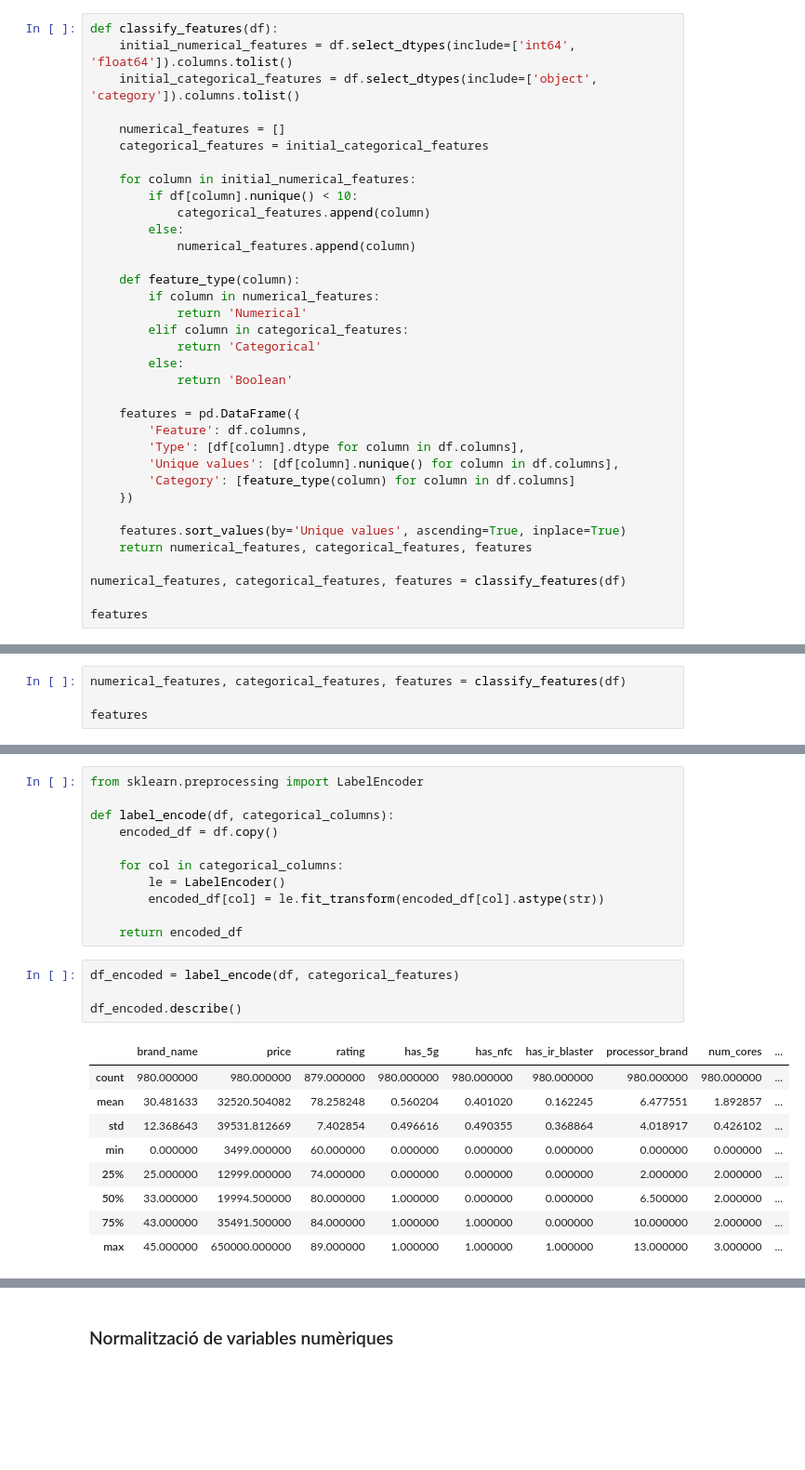
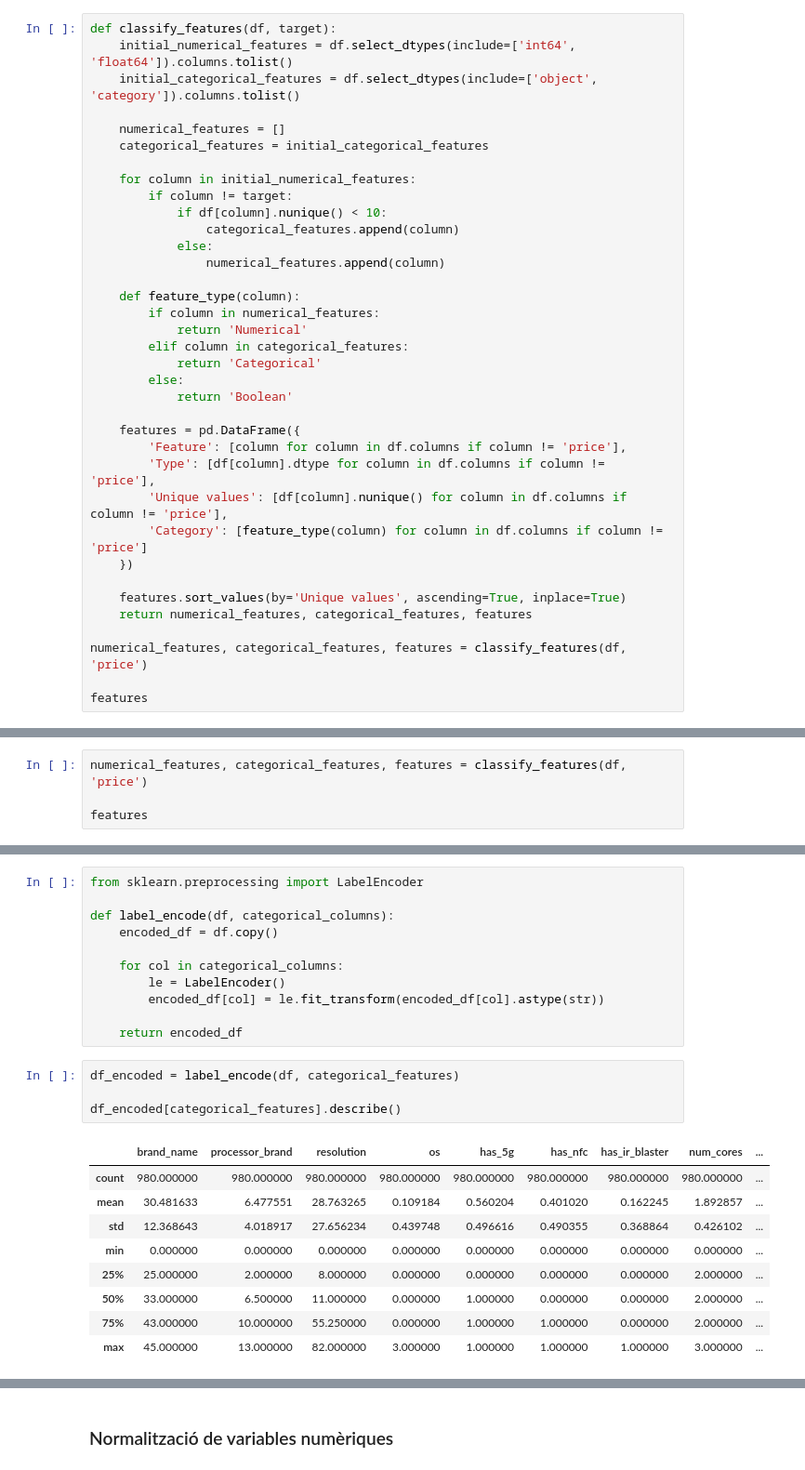
Before and after one commit to paupratAI/Multilayer_Perceptron, a Jupyter notebook: main.ipynb, the cells around one changed output, grey strips where cells are left out. Shown: that part at 93% size. Saved outputs shown, nothing was run; the diff lists cells and outputs as text; blank space fills up the shorter version.

```diff
--- a/main.ipynb
+++ b/main.ipynb
@@ -59,7 +59,7 @@ df.describe()
 | 75% | 35491.500000 | 84.000000 | 8.000000 | 2.840000 | 5000.000000 | 1.000000 | 66.000000 | ... |
 | max | 650000.000000 | 89.000000 | 8.000000 | 3.220000 | 22000.000000 | 1.000000 | 240.000000 | ... |
 # %%
-def classify_features(df):
+def classify_features(df, target):
     initial_numerical_features = df.select_dtypes(include=['int64', 'float64']).columns.tolist()
     initial_categorical_features = df.select_dtypes(include=['object', 'category']).columns.tolist()
 
@@ -67,10 +67,11 @@ def classify_features(df):
     categorical_features = initial_categorical_features
 
     for column in initial_numerical_features:
-        if df[column].nunique() < 10:
-            categorical_features.append(column)
-        else:
-            numerical_features.append(column)
+        if column != target:
+            if df[column].nunique() < 10:
+                categorical_features.append(column)
+            else:
+                numerical_features.append(column)
 
     def feature_type(column):
         if column in numerical_features:
@@ -81,16 +82,16 @@ def classify_features(df):
             return 'Boolean'
 
     features = pd.DataFrame({
-        'Feature': df.columns,
-        'Type': [df[column].dtype for column in df.columns],
-        'Unique values': [df[column].nunique() for column in df.columns],
-        'Category': [feature_type(column) for column in df.columns]
+        'Feature': [column for column in df.columns if column != 'price'],
+        'Type': [df[column].dtype for column in df.columns if column != 'price'],
+        'Unique values': [df[column].nunique() for column in df.columns if column != 'price'],
+        'Category': [feature_type(column) for column in df.columns if column != 'price']
     })
 
     features.sort_values(by='Unique values', ascending=True, inplace=True)
     return numerical_features, categorical_features, features
 
-numerical_features, categorical_features, features = classify_features(df)
+numerical_features, categorical_features, features = classify_features(df, 'price')
 
 features
 # %% [output]
@@ -115,7 +116,7 @@ features
 for variable in ['has_5g', 'has_nfc', 'has_ir_blaster']:
     df[variable] = df[variable].map({True: 1, False: 0})
 # %%
-numerical_features, categorical_features, features = classify_features(df)
+numerical_features, categorical_features, features = classify_features(df, 'price')
 
 features
 # %% [output]
@@ -256,14 +267,14 @@ def label_encode(df, categorical_columns):
 # %%
 df_encoded = label_encode(df, categorical_features)
 
-df_encoded.describe()
+df_encoded[categorical_features].describe()
 # %% [output]
-|  | brand_name | price | rating | has_5g | has_nfc | has_ir_blaster | processor_brand | num_cores | ... |
-| count | 980.000000 | 980.000000 | 879.000000 | 980.000000 | 980.000000 | 980.000000 | 980.000000 | 980.000000 | ... |
-| mean | 30.481633 | 32520.504082 | 78.258248 | 0.560204 | 0.401020 | 0.162245 | 6.477551 | 1.892857 | ... |
-| std | 12.368643 | 39531.812669 | 7.402854 | 0.496616 | 0.490355 | 0.368864 | 4.018917 | 0.426102 | ... |
-| min | 0.000000 | 3499.000000 | 60.000000 | 0.000000 | 0.000000 | 0.000000 | 0.000000 | 0.000000 | ... |
-| 25% | 25.000000 | 12999.000000 | 74.000000 | 0.000000 | 0.000000 | 0.000000 | 2.000000 | 2.000000 | ... |
-| 50% | 33.000000 | 19994.500000 | 80.000000 | 1.000000 | 0.000000 | 0.000000 | 6.500000 | 2.000000 | ... |
-| 75% | 43.000000 | 35491.500000 | 84.000000 | 1.000000 | 1.000000 | 0.000000 | 10.000000 | 2.000000 | ... |
-| max | 45.000000 | 650000.000000 | 89.000000 | 1.000000 | 1.000000 | 1.000000 | 13.000000 | 3.000000 | ... |
+|  | brand_name | processor_brand | resolution | os | has_5g | has_nfc | has_ir_blaster | num_cores | ... |
+| count | 980.000000 | 980.000000 | 980.000000 | 980.000000 | 980.000000 | 980.000000 | 980.000000 | 980.000000 | ... |
+| mean | 30.481633 | 6.477551 | 28.763265 | 0.109184 | 0.560204 | 0.401020 | 0.162245 | 1.892857 | ... |
+| std | 12.368643 | 4.018917 | 27.656234 | 0.439748 | 0.496616 | 0.490355 | 0.368864 | 0.426102 | ... |
+| min | 0.000000 | 0.000000 | 0.000000 | 0.000000 | 0.000000 | 0.000000 | 0.000000 | 0.000000 | ... |
+| 25% | 25.000000 | 2.000000 | 8.000000 | 0.000000 | 0.000000 | 0.000000 | 0.000000 | 2.000000 | ... |
+| 50% | 33.000000 | 6.500000 | 11.000000 | 0.000000 | 1.000000 | 0.000000 | 0.000000 | 2.000000 | ... |
+| 75% | 43.000000 | 10.000000 | 55.250000 | 0.000000 | 1.000000 | 1.000000 | 0.000000 | 2.000000 | ... |
+| max | 45.000000 | 13.000000 | 82.000000 | 3.000000 | 1.000000 | 1.000000 | 1.000000 | 3.000000 | ... |
```
Also changed, not shown: parts of 19 cells of this notebook.
